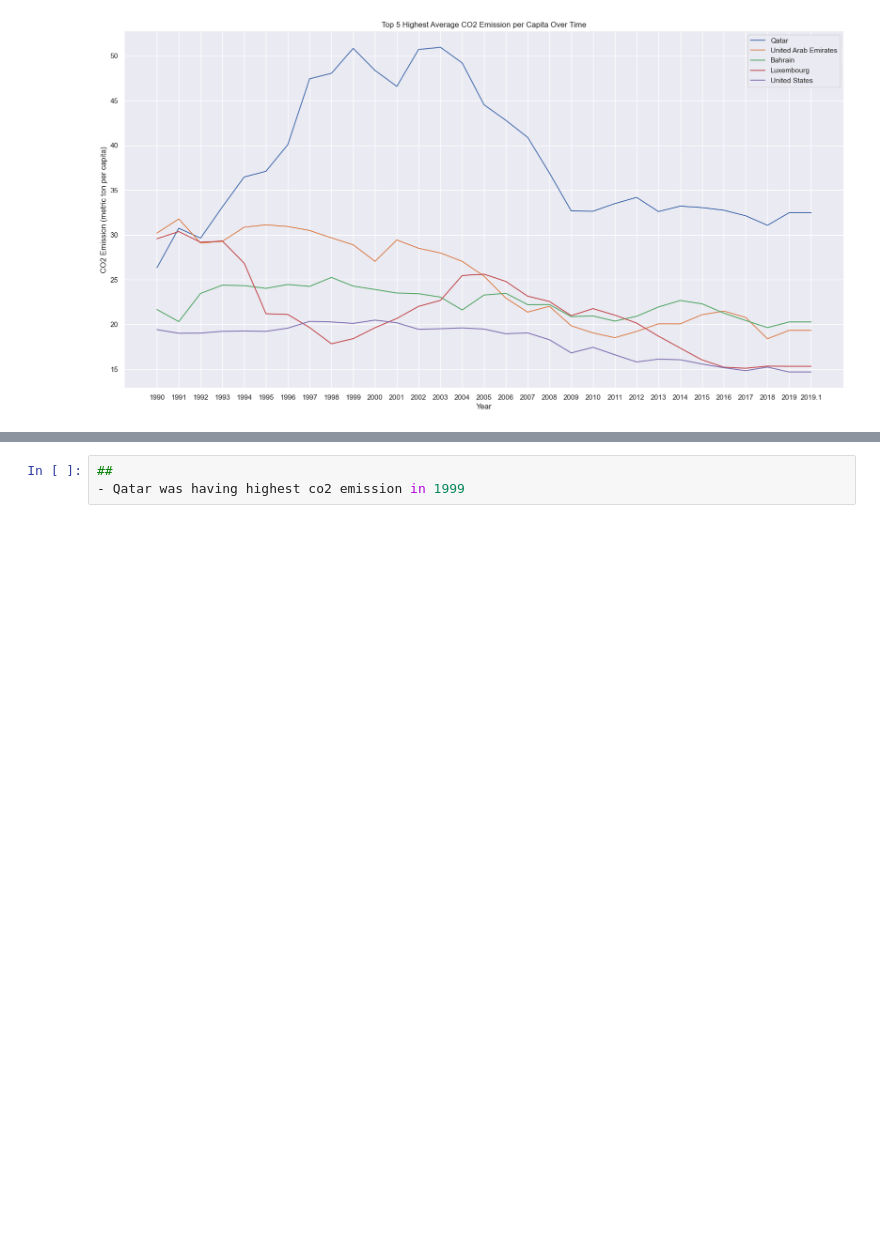
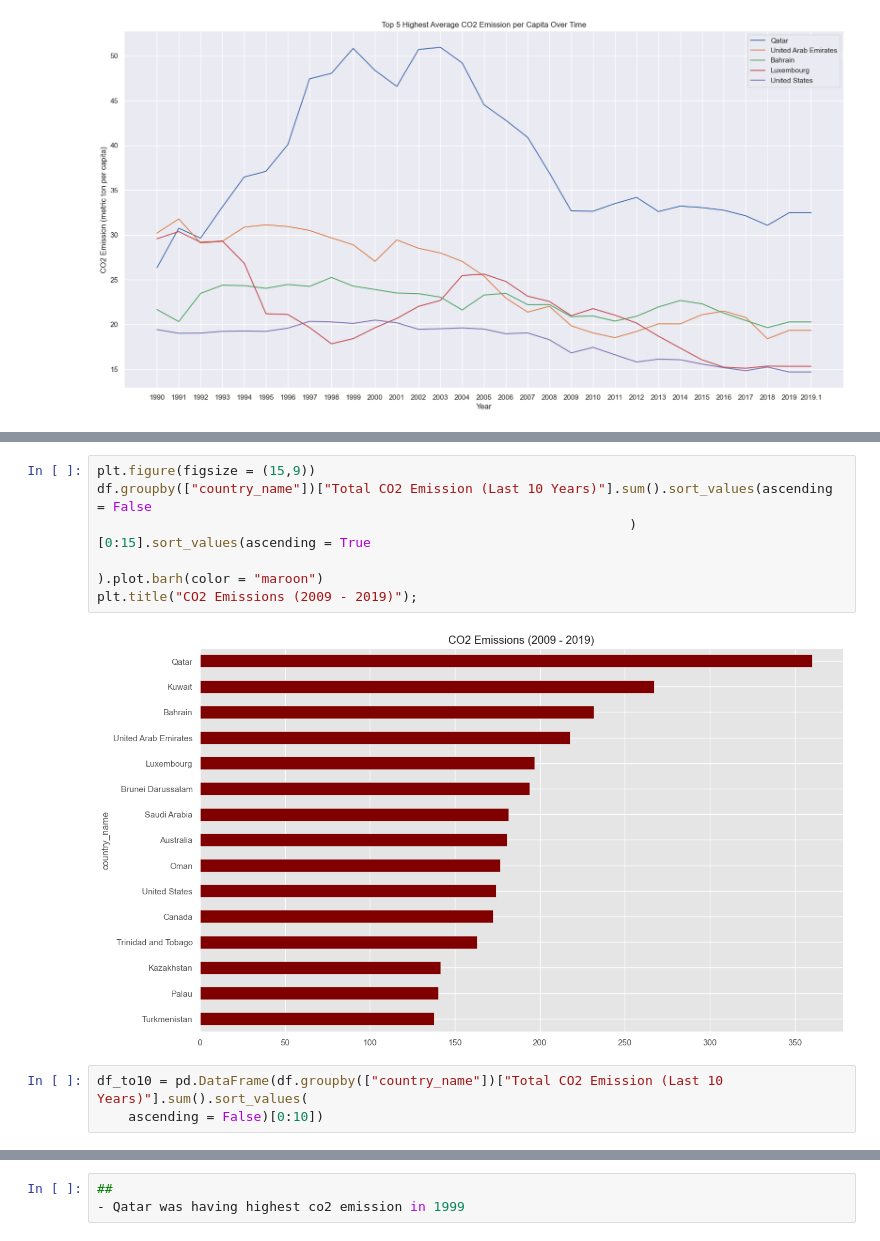
Before and after one commit to the-theertha/eda_project, a Jupyter notebook: co2_emissions_report.ipynb, the cells around one changed output, grey strips where cells are left out. Cells and saved outputs as stored; diff of their text form; blank space fills up the shorter version.

```diff
--- a/co2_emissions_report.ipynb
+++ b/co2_emissions_report.ipynb
@@ -191,0 +316,11 @@ Text(0.5, 1.0, 'Top 5 Highest Average CO2 Emission per Capita Over Time')
+# %%
+plt.figure(figsize = (15,9))
+df.groupby(["country_name"])["Total CO2 Emission (Last 10 Years)"].sum().sort_values(ascending = False
+                                                                    )[0:15].sort_values(ascending = True
+                                                                                       ).plot.barh(color = "maroon")
+plt.title("CO2 Emissions (2009 - 2019)");
+# %% [output]
+[figure, added]
+# %%
+df_to10 = pd.DataFrame(df.groupby(["country_name"])["Total CO2 Emission (Last 10 Years)"].sum().sort_values(
+    ascending = False)[0:10])
```
Also changed, not shown: parts of 15 cells of this notebook.
